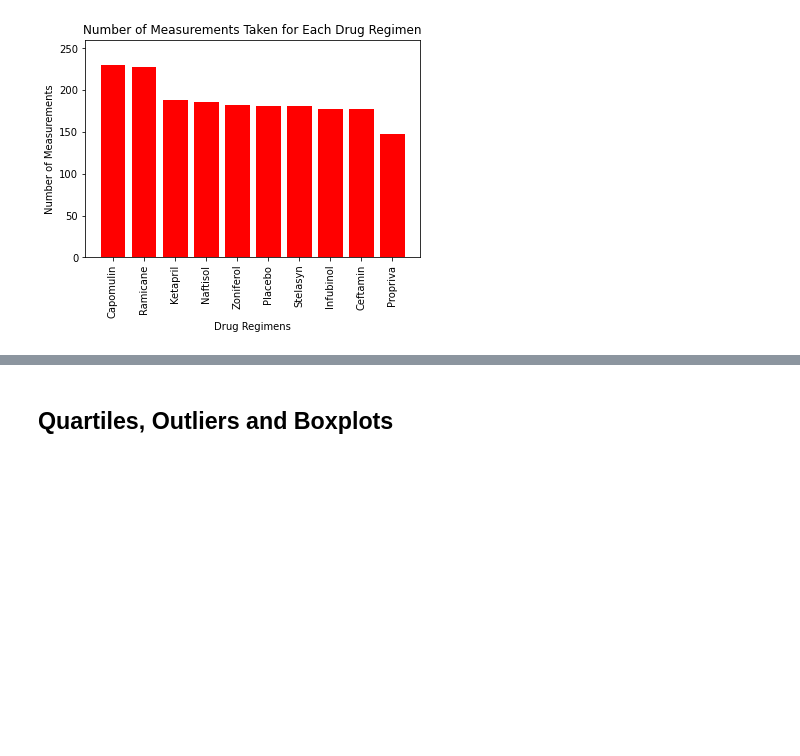
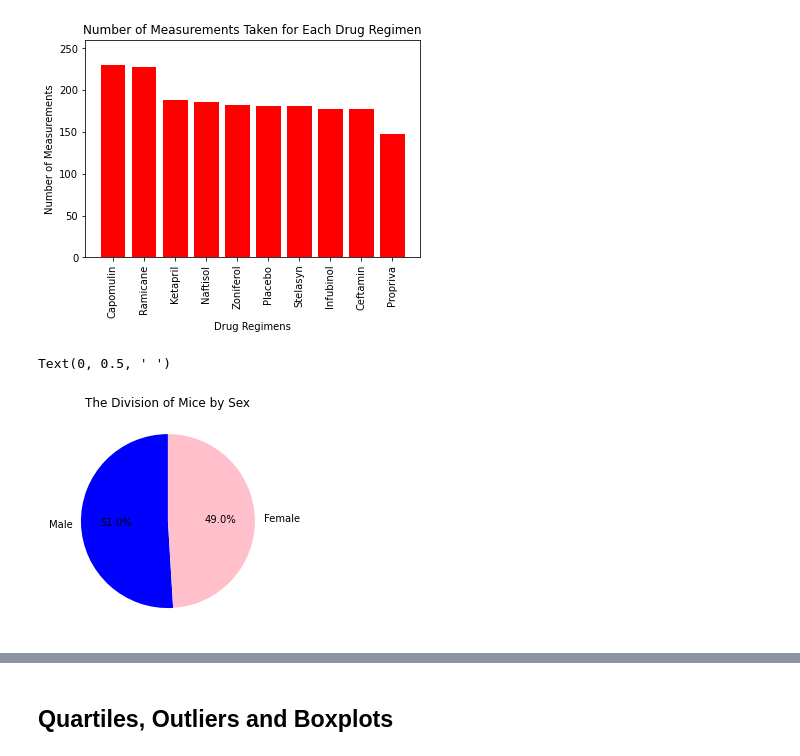
Before and after one commit to zsowen/Matplotlib_Challenge, a Jupyter notebook: Pymaceuticals/pymaceuticals.ipynb, the cells around one changed output, grey strips where cells are left out. Drawn from its saved outputs; the diff is of its cells as text; code cells hidden in the pictures; blank space fills up the shorter version.

```diff
--- a/Pymaceuticals/pymaceuticals.ipynb
+++ b/Pymaceuticals/pymaceuticals.ipynb
@@ -147,6 +147,15 @@ Text(0, 0.5, 'Number of Measurements')
 [figure]
 # %%
 # Generate a pie plot showing the distribution of female versus male mice using pandas
+#Count number of Male and Female Mice
+data = cleaned_data["Sex"].value_counts()
+
+pie_plot = data.plot.pie(autopct="%1.1f%%", startangle=90, title="The Division of Mice by Sex", colors=["blue","pink"])
+
+pie_plot.set_ylabel(" ")
+# %% [output]
+Text(0, 0.5, ' ')
+[figure, added]
 # %%
 # Generate a pie plot showing the distribution of female versus male mice using pyplot
 #Count number of Male and Female Mice
```
Also changed, not shown: parts of 1 cell of this notebook.
